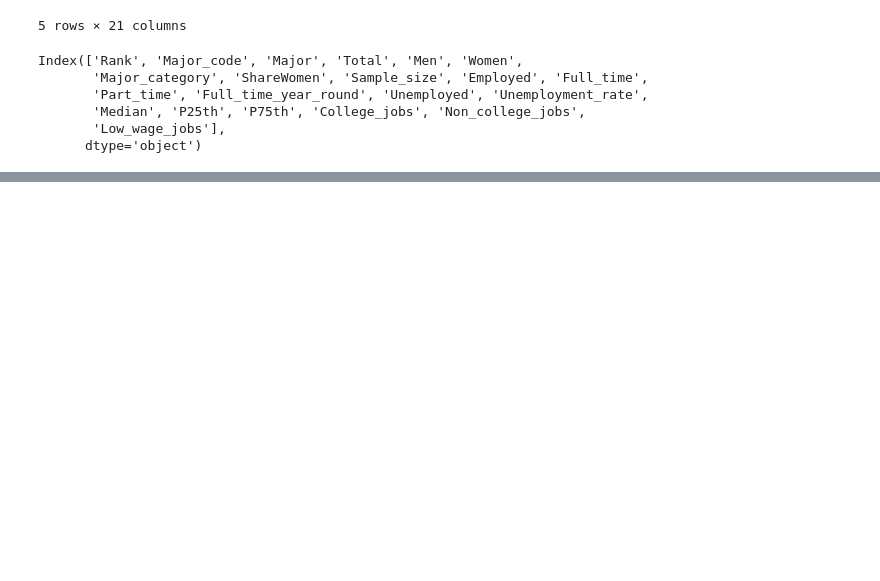
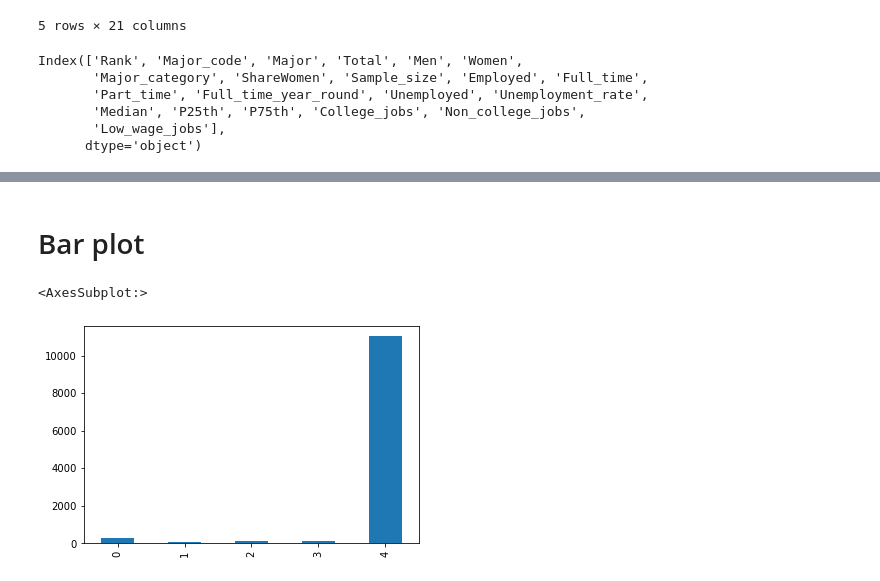
Before and after one commit to bbouya/Dataquest_project_learning, a Jupyter notebook: Data science project/4.Visualizing Earnings Based On College/Visualizing Earnings Based On College Majors.ipynb, the cells around one changed output, grey strips where cells are left out. Drawn from its saved outputs; the diff is of its cells as text; code cells hidden in the pictures; blank space fills up the shorter version.

```diff
--- a/Data science project/4.Visualizing Earnings Based On College/Visualizing Earnings Based On College Majors.ipynb
+++ b/Data science project/4.Visualizing Earnings Based On College/Visualizing Earnings Based On College Majors.ipynb
@@ -26,0 +81,7 @@ Index(['Rank', 'Major_code', 'Major', 'Total', 'Men', 'Women',
+# %% [markdown]
+# Bar plot
+# %%
+recent_grads[:5]['Women'].plot(kind='bar')
+# %% [output]
+<AxesSubplot:>
+[figure, added]
```
Also changed, not shown: parts of 10 cells of this notebook.
